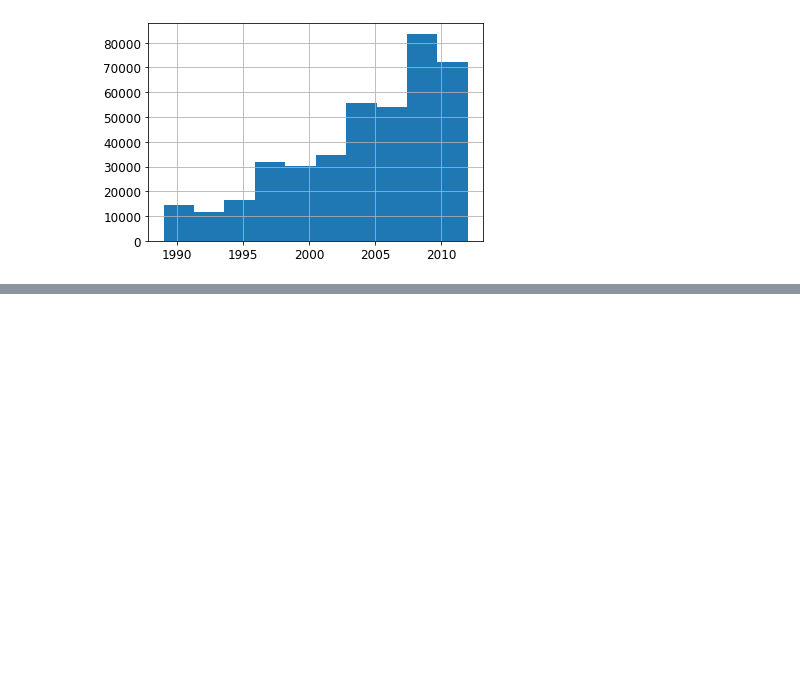
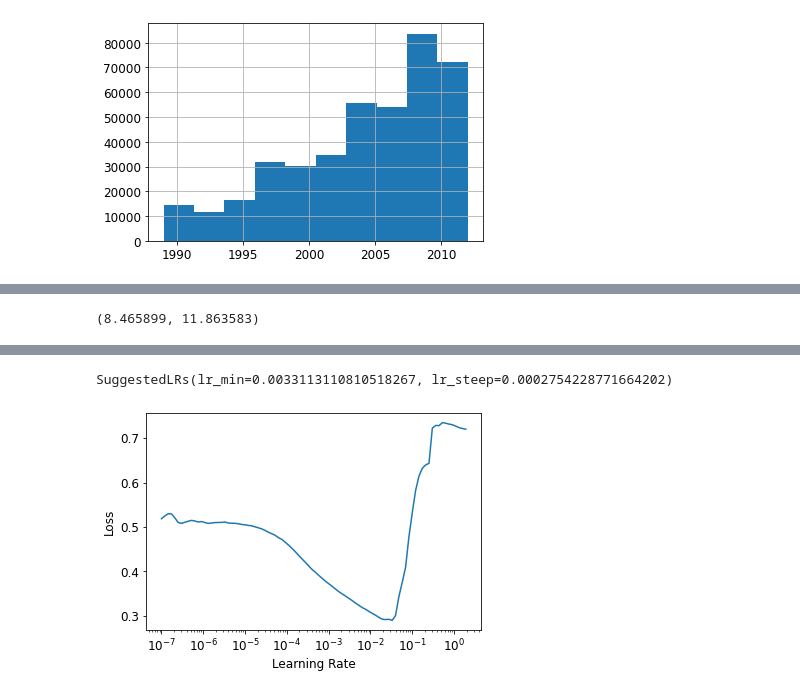
Before and after one commit to omlnaut/fastai, a Jupyter notebook: chapter9_tabular.ipynb, the cells around one changed output, grey strips where cells are left out. Saved outputs shown, nothing was run; the diff lists cells and outputs as text; code cells hidden in the pictures; blank space fills up the shorter version.

```diff
--- a/chapter9_tabular.ipynb
+++ b/chapter9_tabular.ipynb
@@ -450,0 +485,18 @@ m_rmse(m, valid_final_time, valid_y)
+# %%
+cat_nn.remove('fiModelDescriptor')
+# %%
+df.saleElapsed = df.saleElapsed.astype(int)
+# %%
+procs = [Categorify, FillMissing, Normalize]
+to_nn = TabularPandas(df, procs, cat_nn, cont_nn, splits=splits, y_names=dep_var)
+dls = to_nn.dataloaders(1024)
+# %%
+y = to_nn.train.y
+y.min(), y.max()
+# %% [output]
+(8.465899, 11.863583)
+# %%
+learn = tabular_learner(dls, y_range=(8,12), layers=[500,250], n_out=1, loss_func=F.mse_loss)
+# %%
+learn.lr_find()
+# %% [output]
@@ -450,0 +504,2 @@ m_rmse(m, valid_final_time, valid_y)
+SuggestedLRs(lr_min=0.0033113110810518267, lr_steep=0.0002754228771664202)
+[figure, added]
```
Also changed, not shown: parts of 20 cells of this notebook, 1 other file.
